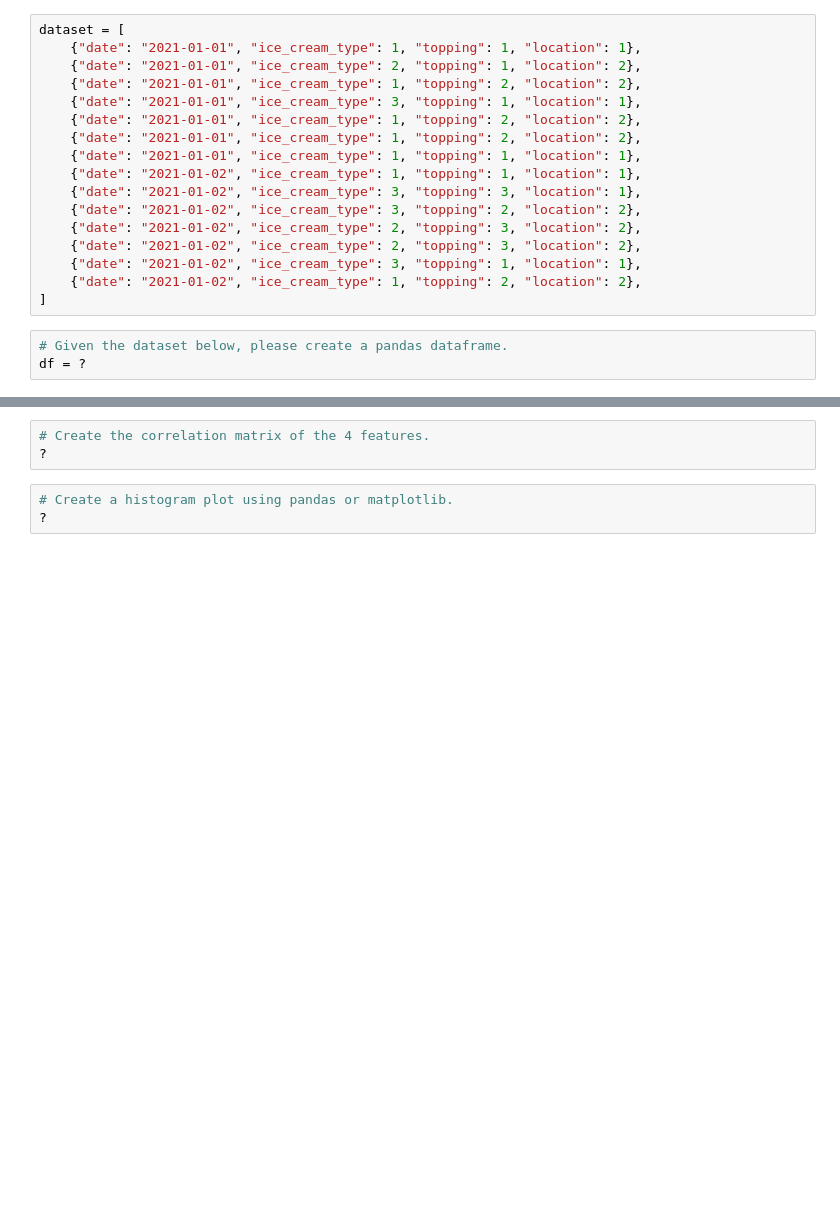
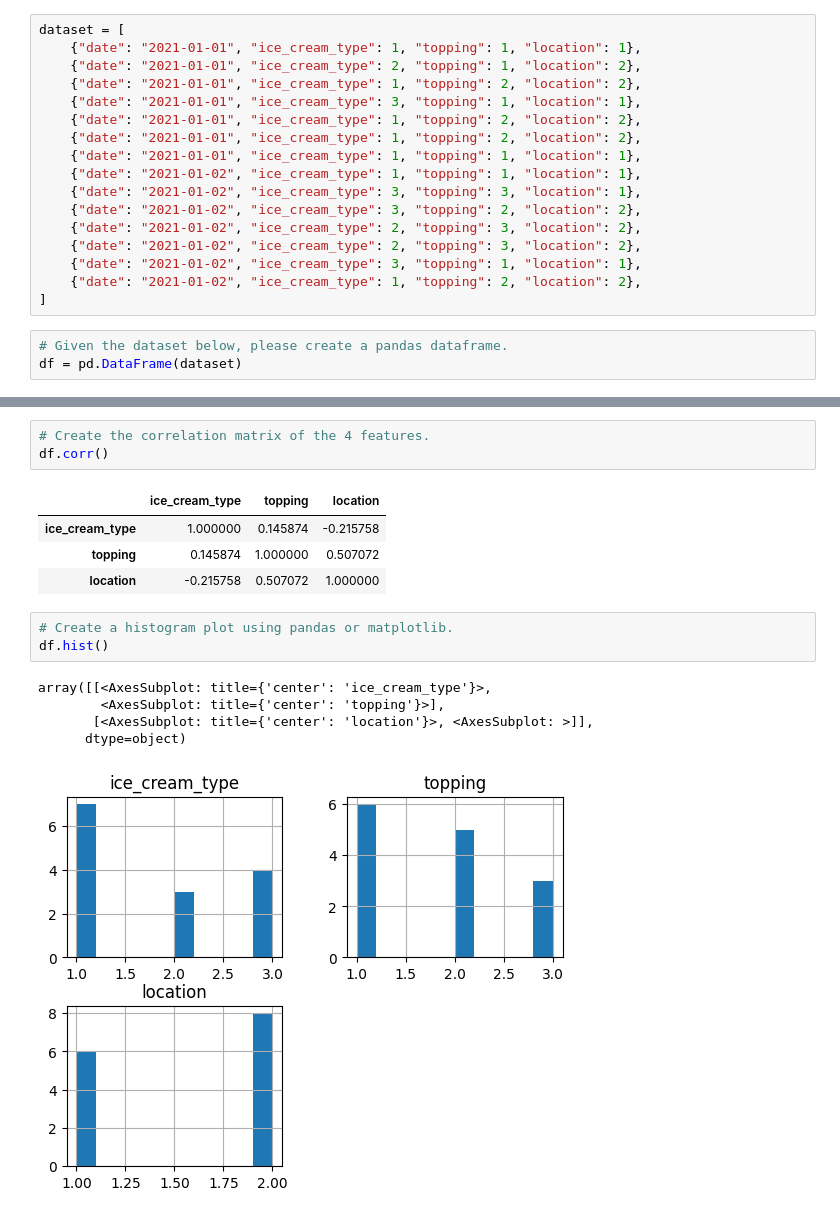
Before and after one commit to udacity/cd0385-exercise-files, a Jupyter notebook: exploratory-data-analysis/concept1_sagemaker_studio/starter/01_exercise_starter.ipynb, the cells around one changed output, grey strips where cells are left out. Drawn from its saved outputs; the diff is of its cells as text; blank space fills up the shorter version.

```diff
--- a/exploratory-data-analysis/concept1_sagemaker_studio/starter/01_exercise_starter.ipynb
+++ b/exploratory-data-analysis/concept1_sagemaker_studio/starter/01_exercise_starter.ipynb
@@ -31,6 +31,6 @@ dataset = [
 ]
 # %%
 # Given the dataset below, please create a pandas dataframe.
-df = ?
+df = pd.DataFrame(dataset)
 # %%
 # Output the dataframe to a csv for backup.
@@ -44,6 +61,17 @@ df.head()
 # %%
 # Create the correlation matrix of the 4 features.
-?
+df.corr()
+# %% [output]
+|  | ice_cream_type | topping | location |
+| ice_cream_type | 1.000000 | 0.145874 | -0.215758 |
+| topping | 0.145874 | 1.000000 | 0.507072 |
+| location | -0.215758 | 0.507072 | 1.000000 |
 # %%
 # Create a histogram plot using pandas or matplotlib.
-?
+df.hist()
+# %% [output]
+array([[<AxesSubplot: title={'center': 'ice_cream_type'}>,
+        <AxesSubplot: title={'center': 'topping'}>],
+       [<AxesSubplot: title={'center': 'location'}>, <AxesSubplot: >]],
+      dtype=object)
+[figure, added]
```
Also changed, not shown: parts of 3 cells of this notebook, 2 other files.
